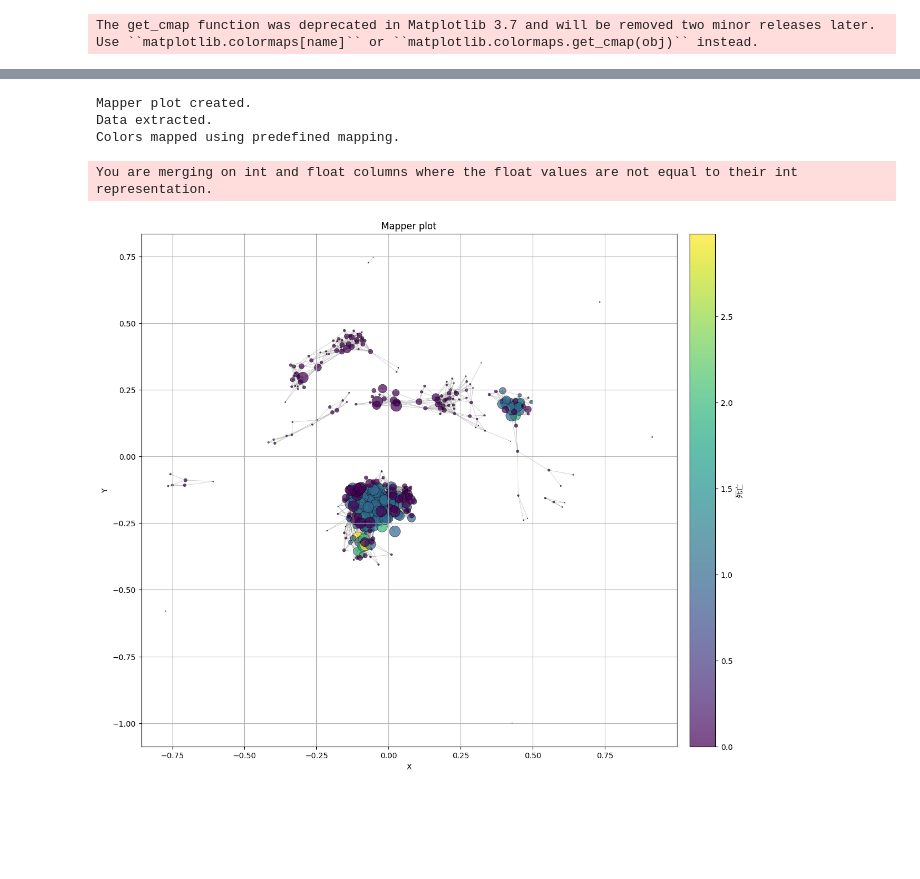
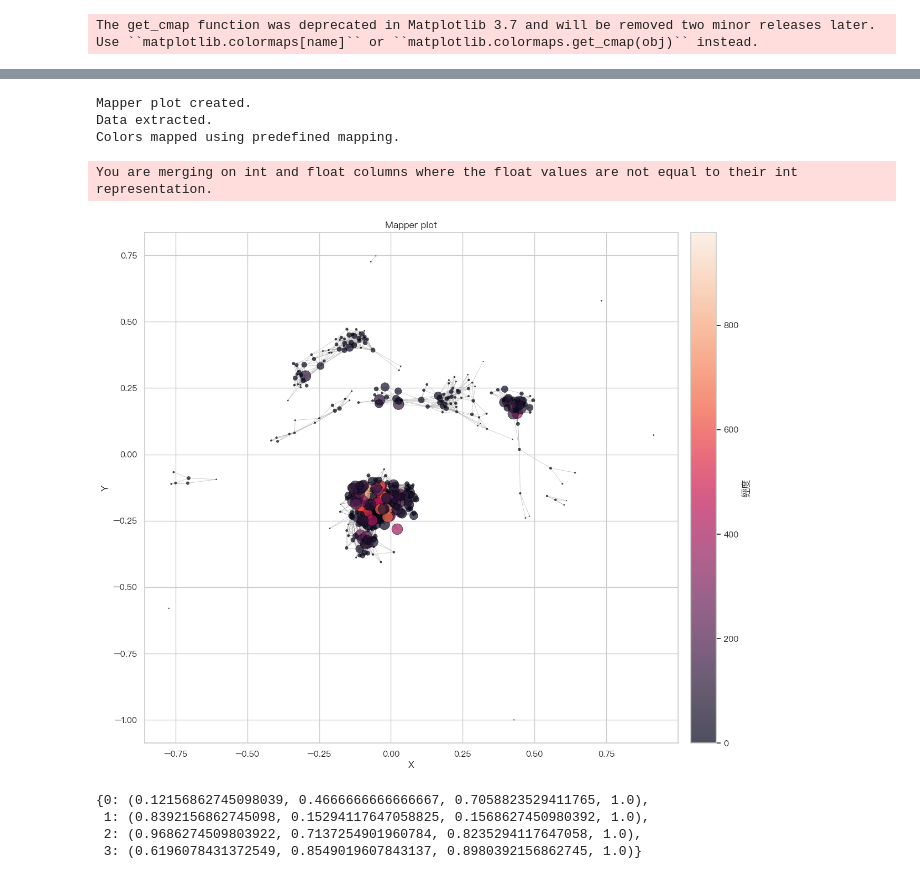
Before and after one commit to kennywang112/TrafficTDApython, a Jupyter notebook: Version3/Grid_plot.ipynb, the cells around one changed output, grey strips where cells are left out. Drawn from its saved outputs; the diff is of its cells as text; code cells hidden in the pictures; blank space fills up the shorter version.

```diff
--- a/Version3/Grid_plot.ipynb
+++ b/Version3/Grid_plot.ipynb
@@ -76,6 +91,7 @@ select_lst = [
     '車道劃分設施-分向設施大類別名稱',
     '事故類型及型態大類別名稱', '肇因研判大類別名稱-主要', '當事者區分-類別-大類別名稱-車種', '當事者行動狀態大類別名稱',
     '車輛撞擊部位大類別名稱-最初', '車輛撞擊部位大類別名稱-其他', '肇因研判大類別名稱-個別',
+    '經度'
 ]
 
 def preprocess(input_data, select_lst):
@@ -210,7 +226,8 @@ class MapperPlotter:
         self.rbind_data['color_for_plot'] = pd.factorize(self.rbind_data[choose])[0]
         self.mapper_plot = MapperLayoutInteractive(
             self.mapper_info,
-            colors=self.rbind_data['color_for_plot'].to_numpy(),
+            # colors=self.rbind_data['color_for_plot'].to_numpy(),
+            colors=self.rbind_data['經度'].to_numpy(), #平均需要另外處理
             cmap=self.cmap,
             agg=common_encoded_label,
             dim=2,
@@ -315,7 +332,7 @@ class MapperPlotter:
         else:
             plt.show()
 # %%
-choose = '肇因研判大類別名稱-個別'
+choose = '經度'
 
 unique_categories = rbind_data[choose].dropna().unique()
 unique_categories.sort()
@@ -339,15 +356,22 @@ Colors mapped using predefined mapping.
 # %%
 mapper_plotter = MapperPlotter(detailed_results_df['mapper_info'].iloc[1][0], rbind_data, detailed_results_df)
 mapper_plotter.create_mapper_plot(choose, average_encoded_label)
 mapper_plotter.extract_data()
 mapper_plotter.map_colors(choose, color_mapping_fixed)
-mapper_plotter.plot(choose, unique_categories, color_palette, avg=True)
+mapper_plotter.plot(choose, unique_categories, color_palette, avg=True, set_label=True)
 # %% [output]
 Mapper plot created.
 Data extracted.
 Colors mapped using predefined mapping.
 You are merging on int and float columns where the float values are not equal to their int representation.
-[figure, old version]
+[figure, new version]
+# %%
+color_mapping_fixed
+# %% [output]
+{0: (0.12156862745098039, 0.4666666666666667, 0.7058823529411765, 1.0),
+ 1: (0.8392156862745098, 0.15294117647058825, 0.1568627450980392, 1.0),
+ 2: (0.9686274509803922, 0.7137254901960784, 0.8235294117647058, 1.0),
+ 3: (0.6196078431372549, 0.8549019607843137, 0.8980392156862745, 1.0)}
 # %%
 for i in range(detailed_results_df.shape[0]):
 
```
Also changed, not shown: parts of 4 cells of this notebook, 5 other files.
